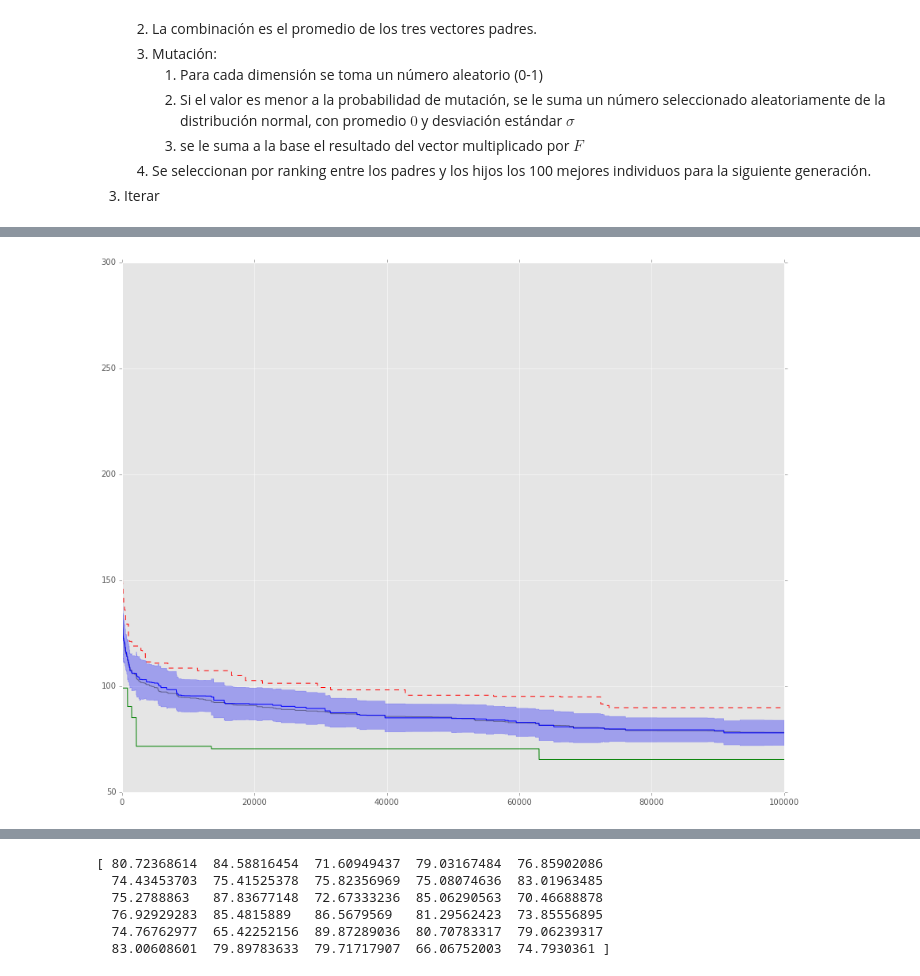
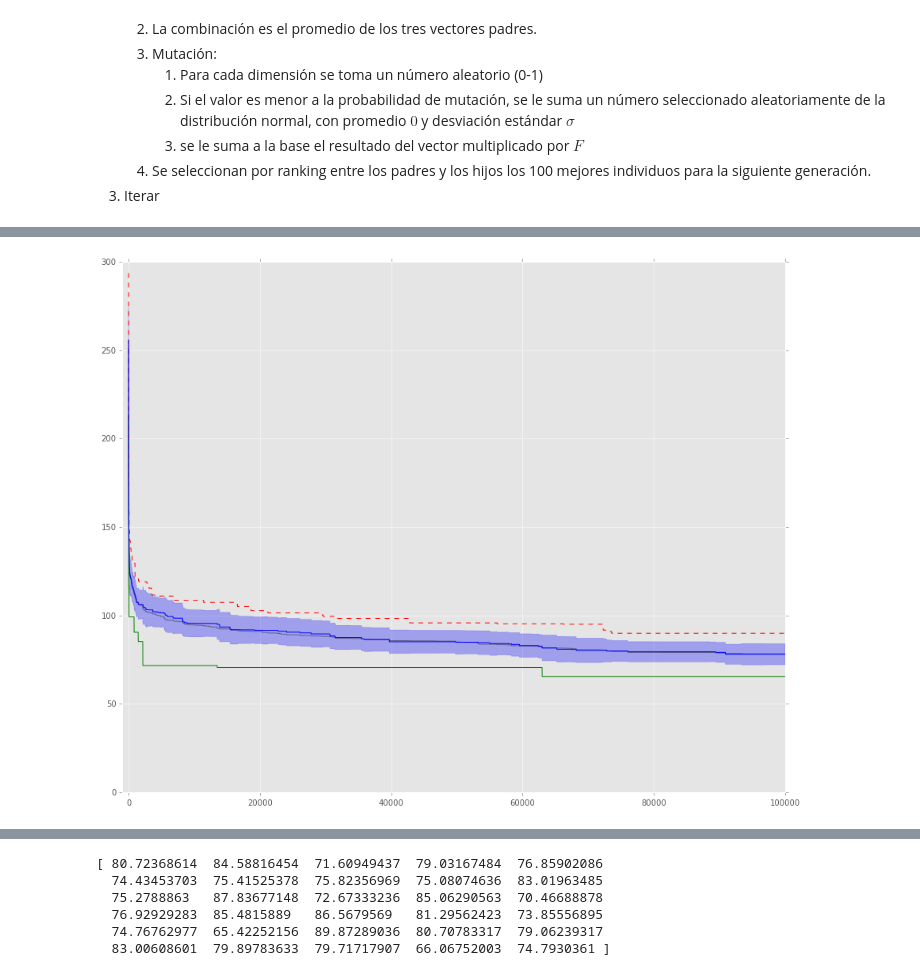
Before and after one commit to Yagwar/CompEvol, a Jupyter notebook: Estrategias evolutivas.ipynb, the cells around one changed output, grey strips where cells are left out. Drawn from its saved outputs; the diff is of its cells as text; code cells hidden in the pictures.

```diff
--- a/Estrategias evolutivas.ipynb
+++ b/Estrategias evolutivas.ipynb
@@ -164,15 +164,17 @@ for iterac in data:
 # %%
 plt.figure(figsize=(15,12))
 plt.plot(best, "g")
 plt.plot(worst, "r--")
 plt.plot(mean, "k", alpha=0.4)
 plt.plot(median,"b")
 plt.fill_between(xrange(len(np.array(median))),
                  np.array(median)+np.array(std_median),
                  np.array(median)-np.array(std_median),
                  alpha=0.3,
                  color="b")
-plt.savefig("EstrEvol.pdf")
+plt.axis((-1000,100000,0,300))
+#plt.yscale("log", basey=10)
+#plt.savefig("EstrEvol.pdf")
 plt.show()
 # %% [output]
-[figure, old version]
+[figure, new version]
```
Also changed, not shown: parts of 3 cells of this notebook, 5 other files.
